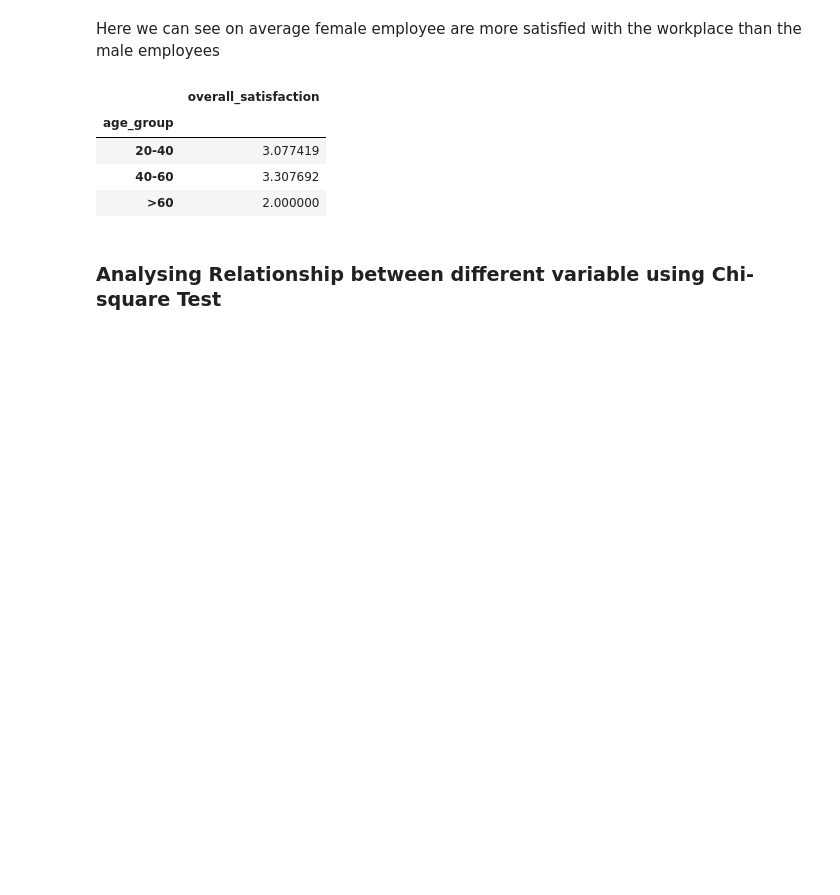
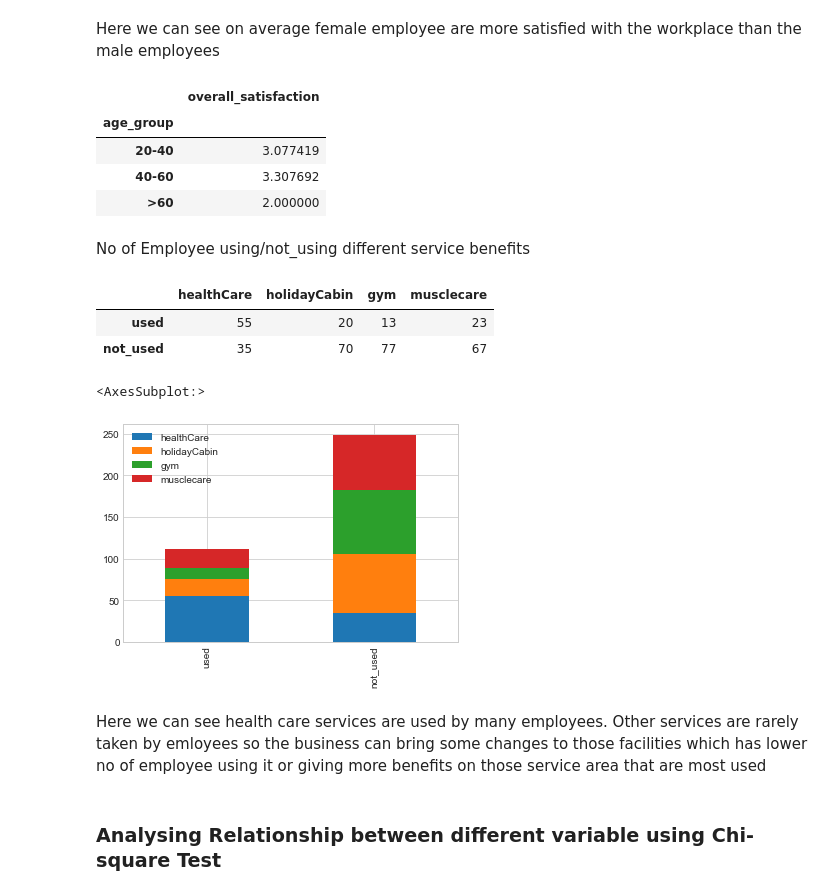
Before and after one commit to DGautam11/ShopSarisfactionSurveyAnalysis, a Jupyter notebook: WorkPlaceSatisfactionSurveyAnalysis.ipynb, the cells around one changed output. Saved outputs shown, nothing was run; the diff lists cells and outputs as text; code cells hidden in the pictures; blank space fills up the shorter version.

```diff
--- a/WorkPlaceSatisfactionSurveyAnalysis.ipynb
+++ b/WorkPlaceSatisfactionSurveyAnalysis.ipynb
@@ -345,6 +345,33 @@ df_survey_data[["age_group","overall_satisfaction"]].groupby("age_group").mean()
 | 20-40 | 3.077419 |
 | 40-60 | 3.307692 |
 | >60 | 2.000000 |
+# %% [markdown]
+No of Employee using/not_using different service benefits
+# %%
+df_employee_services=pd.DataFrame(df_survey_data['healthCare'].value_counts());
+
+df_employee_services['holidayCabin'] = df_survey_data['holidayCabin'].value_counts()
+
+df_employee_services['gym'] = df_survey_data['gym'].value_counts()
+
+df_employee_services['musclecare'] = df_survey_data['muscleCare'].value_counts()
+
+
+df_employee_services.index = ['used','not_used']
+
+df_employee_services
+# %% [output]
+|  | healthCare | holidayCabin | gym | musclecare |
+| used | 55 | 20 | 13 | 23 |
+| not_used | 35 | 70 | 77 | 67 |
+# %%
+df_employee_services.plot(kind="bar" ,stacked=True)
+# %% [output]
+<AxesSubplot:>
+[figure, added]
+# %% [markdown]
+Here we can see health care services are used by many employees. Other services are rarely taken by emloyees so the business can
+bring some changes to those facilities which has lower no of employee using it or giving more benefits on those service area that are most used
 # %% [markdown]
 <h3>Analysing Relationship between different variable using Chi-square Test</h3>
 # %% [markdown]
```
